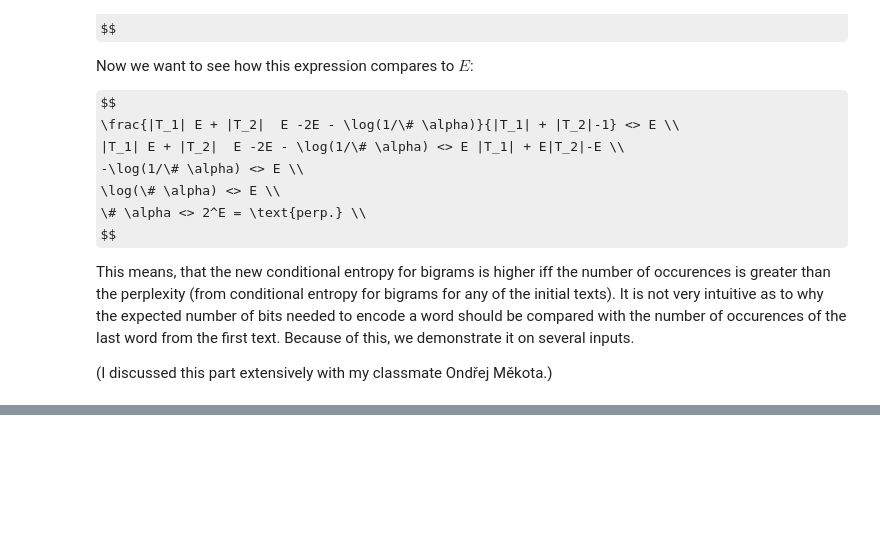
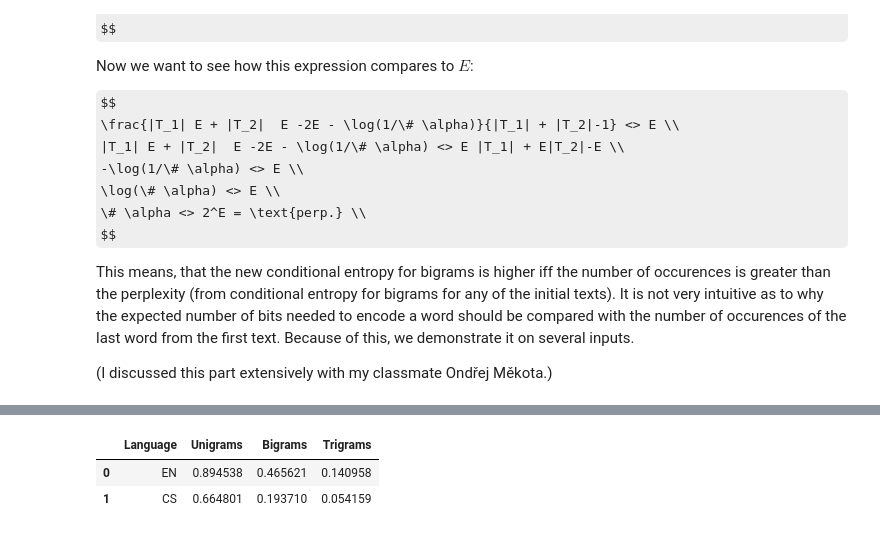
Before and after one commit to zouharvi/mff-student, a Jupyter notebook: nlp_stat/main.ipynb, the cells around one changed output, grey strips where cells are left out. Drawn from its saved outputs; the diff is of its cells as text; code cells hidden in the pictures; some formulas as TeX source; blank space fills up the shorter version.

```diff
--- a/nlp_stat/main.ipynb
+++ b/nlp_stat/main.ipynb
@@ -313,8 +313,6 @@ def recomputeLambdas(lambdas, dataFreqTrain, dataFreqHeldout):
     counts = [expectedCounts(lambdas, i, dataFreqTrain, dataFreqHeldout) for i in range(4)]
     return [c/sum(counts) for c in counts]
 
-dataTr, dataHe, dataTe = splitData(texten)
-
 # Format lambdas nicely
 formatLambdas = lambda x: " ".join([f"{l:5.3f}" for l in x])
 
@@ -339,13 +337,19 @@ def emAlg(dataTrain, dataHeldout):
         i += 1
         lambdasNext = recomputeLambdas(lambdas, dataFreqTrain, dataFreqHeldout)
         diff = sum([abs(x[0]-x[1]) for x in zip(lambdasNext, lambdas)])
-#         print(f'i: {i:2}, diff: {diff:8.6f}, lambdas: {" ".join([f"{l:5.3f}" for l in lambdasNext])}')
+        #  print(f'i: {i:2}, diff: {diff:8.6f}, lambdas: {" ".join([f"{l:5.3f}" for l in lambdasNext])}')
         lambdas = lambdasNext
-    return (i, lambdas)
+    return lambdas
 
+dataEnTr, dataEnHe, dataEnTe = splitData(texten)
+dataCsTr, dataCsHe, dataCsTe = splitData(textcz)
 
-lambdasTrHe = emAlg(dataTr, dataHe)
-print('Lambdas Train -> Heldout:', formatLambdas(lambdasTrHe[1]))
-lambdasTrTr = emAlg(dataTr, dataTr)
-print('Lambdas Train -> Train:', formatLambdas(lambdasTrTr[1]))
+lambdasEnTrHe = emAlg(dataEnTr, dataEnHe)
+print('Lambdas EN Train -> Heldout:', formatLambdas(lambdasEnTrHe))
+lambdasEnTrTr = emAlg(dataEnTr, dataEnTr)
+print('Lambdas EN Train -> Train:  ', formatLambdas(lambdasEnTrTr))
+lambdasCsTrHe = emAlg(dataCsTr, dataCsHe)
+print('Lambdas CS Train -> Heldout:', formatLambdas(lambdasCsTrHe))
+lambdasCsTrTr = emAlg(dataCsTr, dataCsTr)
+print('Lambdas CS Train -> Train:  ', formatLambdas(lambdasCsTrTr))
 # %% [output]
@@ -433,0 +443,32 @@ plotEx2(texten, lambdasTrHe[1])
+# %%
+import pandas as pd
+
+# Coverage
+def computeCoverage(data1, data2):
+    unigrams = 0
+    bigrams = 0
+    trigrams = 0
+    for x in data1['trigram'].keys():
+        if x in data2['trigram'].keys():
+            trigrams += data2['trigram'][x]
+    for x in data1['bigram'].keys():
+        if x in data2['bigram'].keys():
+            bigrams += data2['bigram'][x]
+    for x in data1['unigram'].keys():
+        if x in data2['unigram'].keys():
+            unigrams += data2['unigram'][x]
+    trigrams /= sum(data2['trigram'].values())
+    bigrams /= sum(data2['bigram'].values())
+    unigrams /= sum(data2['unigram'].values())
+    return [unigrams, bigrams, trigrams]
+
+tmpCs = computeCoverage(generateDataFreq(dataCsTe), generateDataFreq(dataCsTr))
+tmpEn = computeCoverage(generateDataFreq(dataEnTe), generateDataFreq(dataEnTr))
+
+pd.DataFrame(
+    data=[['EN'] + tmpEn, ['CS'] + tmpCs],
+    columns=['Language', 'Unigrams', 'Bigrams', 'Trigrams'])
+# %% [output]
+|  | Language | Unigrams | Bigrams | Trigrams |
+| 0 | EN | 0.894538 | 0.465621 | 0.140958 |
+| 1 | CS | 0.664801 | 0.193710 | 0.054159 |
```
Also changed, not shown: parts of 6 cells of this notebook.
